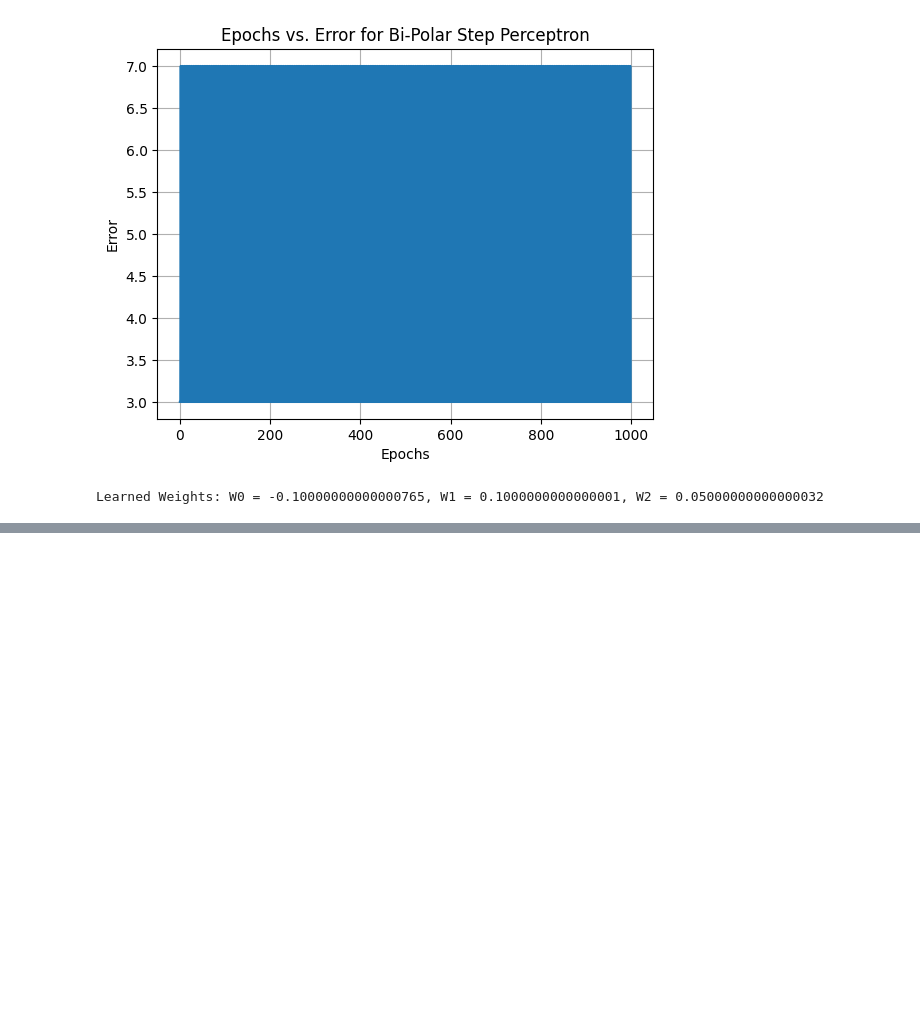
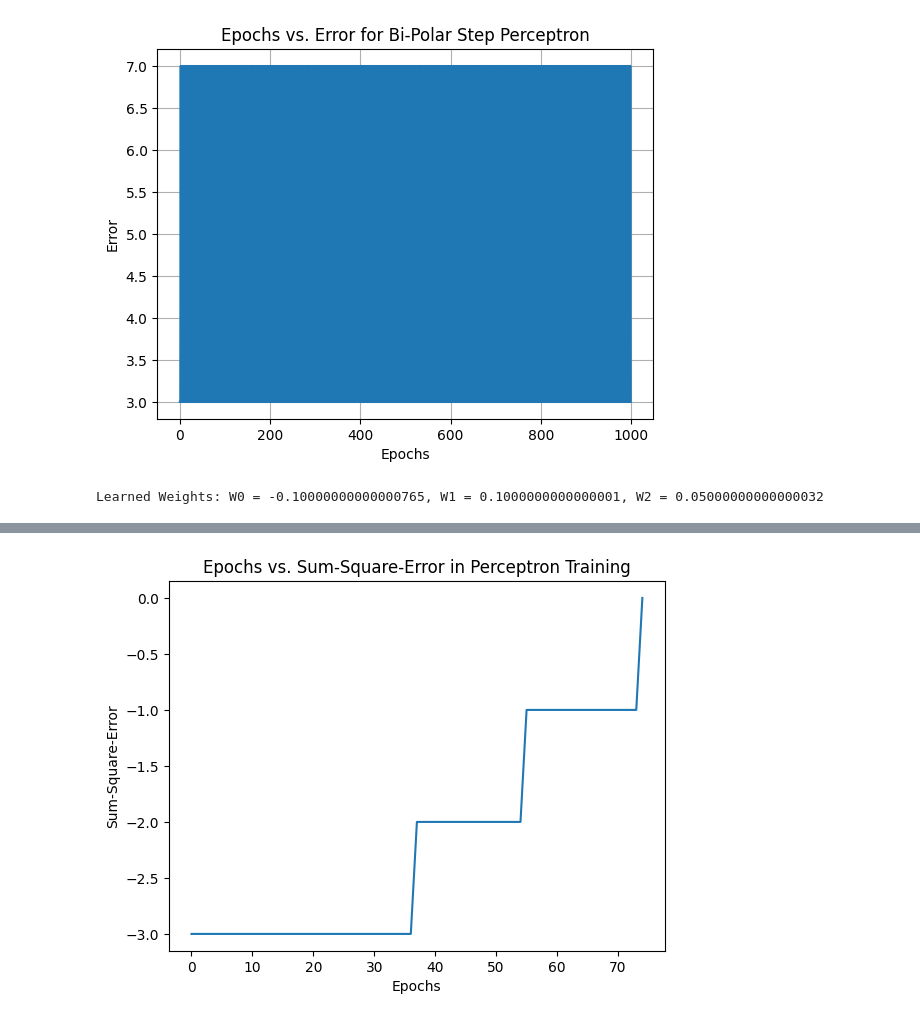
Before and after one commit to gnani43/mlassignment, a Jupyter notebook: lab5.ipynb, the cells around one changed output, grey strips where cells are left out. Cells and saved outputs as stored; diff of their text form; code cells hidden in the pictures; blank space fills up the shorter version.

```diff
--- a/lab5.ipynb
+++ b/lab5.ipynb
@@ -209,0 +286,9 @@ Learned Weights: W0 = -0.10000000000000765, W1 = 0.1000000000000001, W2 = 0.0500
+# %%
+# Plot epochs against error values
+plt.plot(range(len(error_values)), error_values)
+plt.xlabel('Epochs')
+plt.ylabel('Sum-Square-Error')
+plt.title('Epochs vs. Sum-Square-Error in Perceptron Training')
+plt.show()
+# %% [output]
+[figure, added]
```
Also changed, not shown: parts of 8 cells of this notebook.
